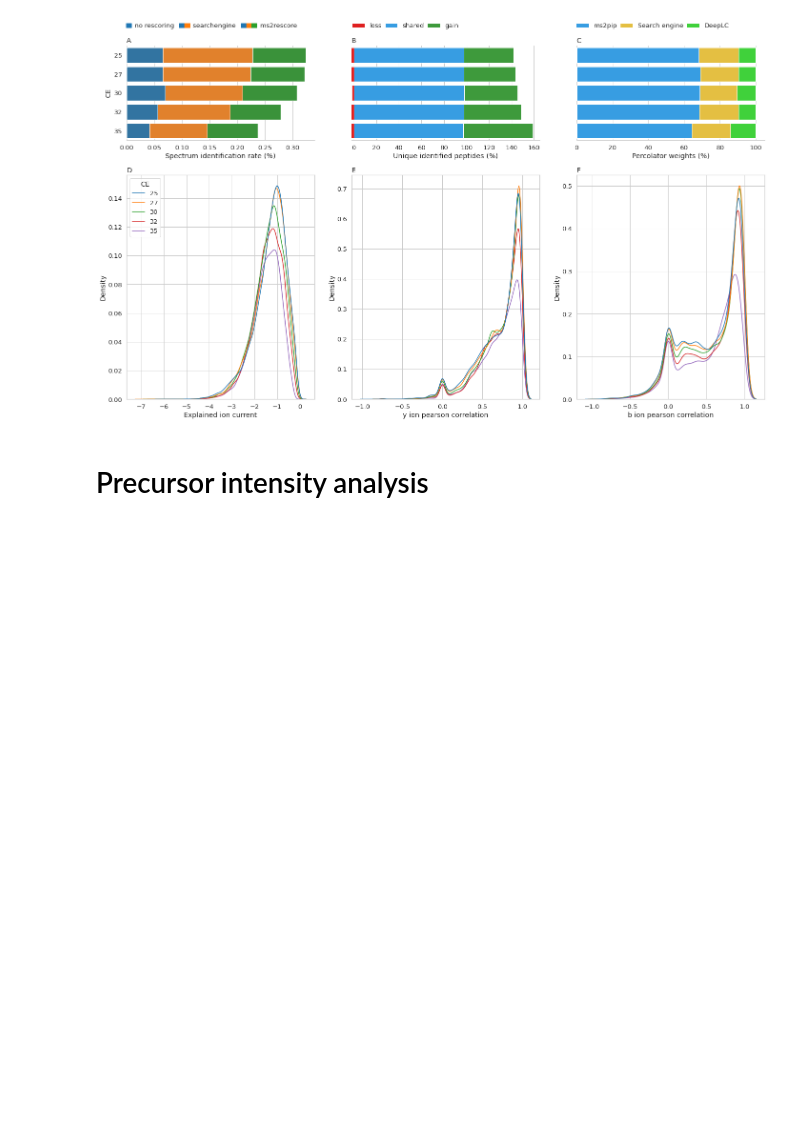
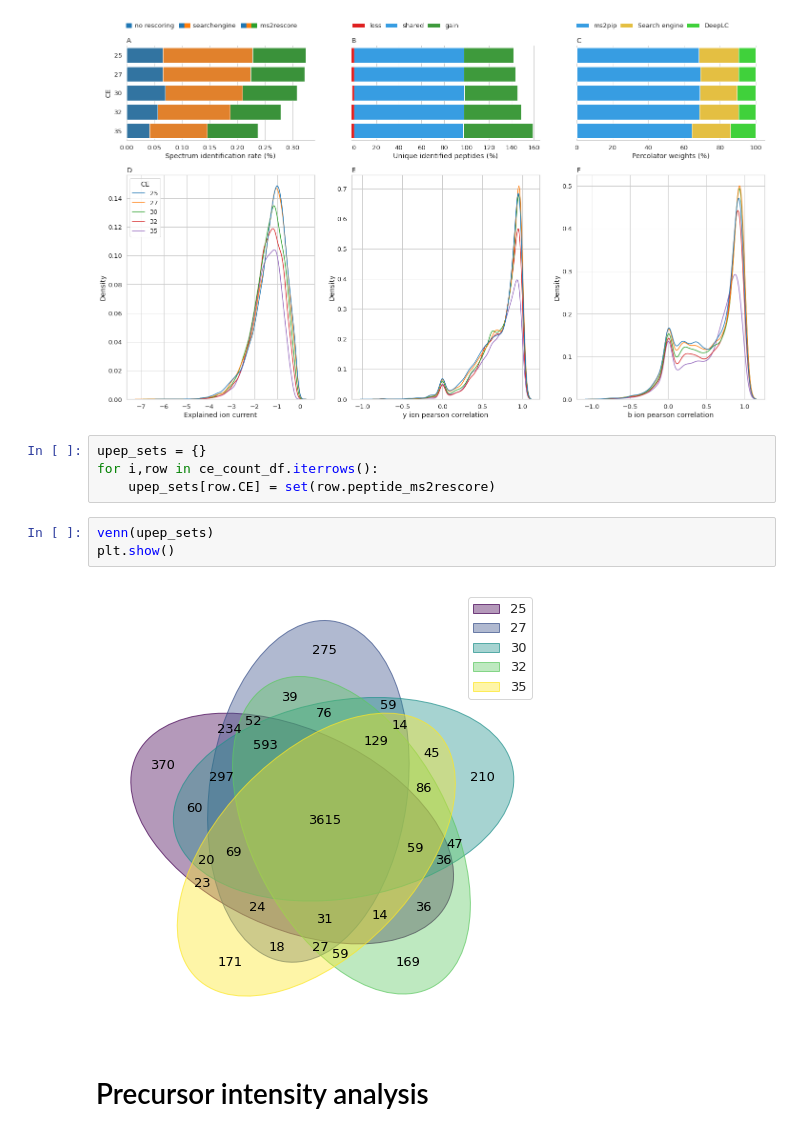
Before and after one commit to compomics/ms2rescore-immunopeptidomics-manuscript, a Jupyter notebook: notebooks/collision_energy_analysis.ipynb, the cells around one changed output. Saved outputs shown, nothing was run; the diff lists cells and outputs as text; blank space fills up the shorter version.

```diff
--- a/notebooks/collision_energy_analysis.ipynb
+++ b/notebooks/collision_energy_analysis.ipynb
@@ -312,6 +312,15 @@ fig.savefig("data/Figures/FigureS5.svg")
 fig
 # %% [output]
 [figure]
+# %%
+upep_sets = {}
+for i,row in ce_count_df.iterrows():
+    upep_sets[row.CE] = set(row.peptide_ms2rescore)
+# %%
+venn(upep_sets)
+plt.show()
+# %% [output]
+[figure, added]
 # %% [markdown]
 # Precursor intensity analysis
 # %%
```
Also changed, not shown: parts of 1 cell of this notebook, 5 other files.
